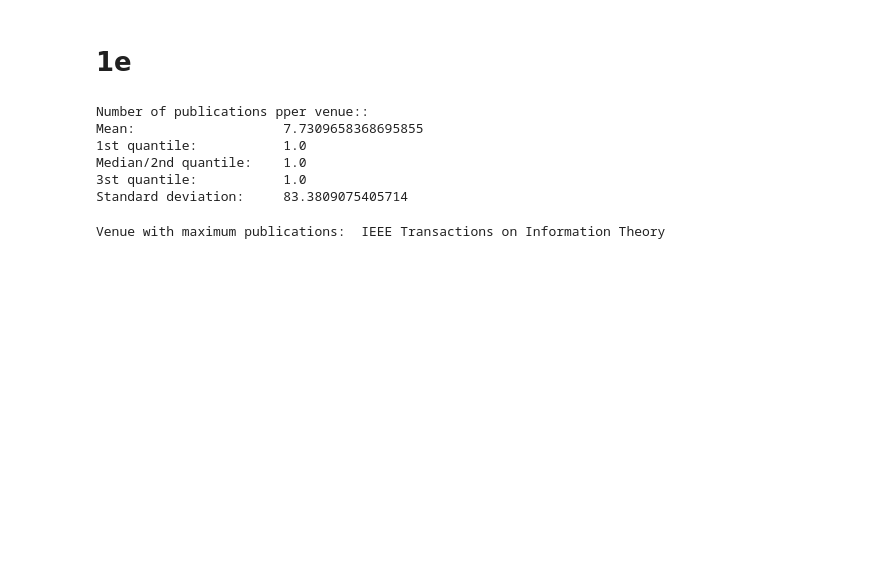
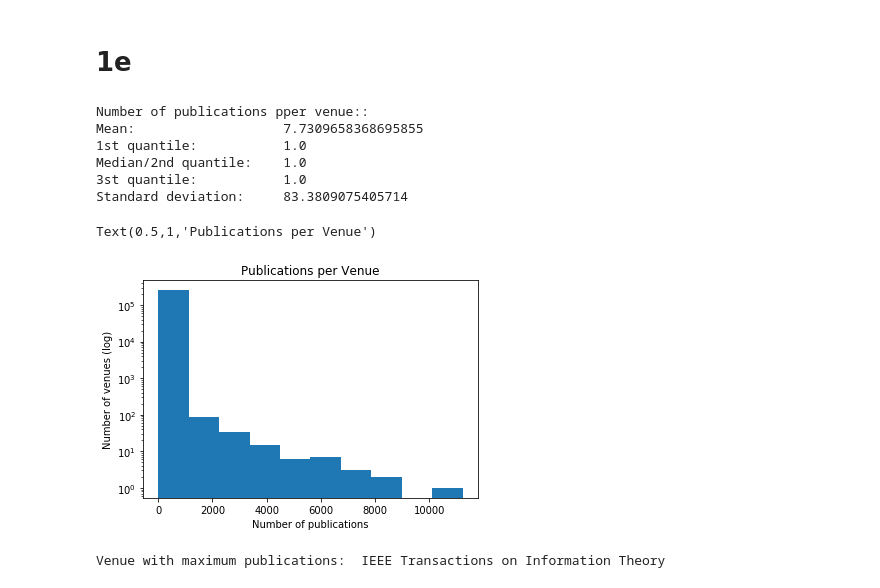
Before and after one commit to DarkestFloyd/CS6220, a Jupyter notebook: notebooks/Aminer.ipynb, the cells around one changed output. Cells and saved outputs as stored; diff of their text form; code cells hidden in the pictures; blank space fills up the shorter version.

```diff
--- a/notebooks/Aminer.ipynb
+++ b/notebooks/Aminer.ipynb
@@ -141,6 +159,15 @@ Mean:                   7.7309658368695855
 Median/2nd quantile:    1.0
 3st quantile:           1.0
 Standard deviation:     83.3809075405714
+# %%
+plt.hist(publication_counts)
+plt.yscale('log', nonposy='clip')
+plt.xlabel('Number of publications')
+plt.ylabel('Number of venues (log)')
+plt.title('Publications per Venue')
+# %% [output]
+Text(0.5,1,'Publications per Venue')
+[figure, added]
 # %%
 print("Venue with maximum publications: ", publication_counts.idxmax())
 # %% [output]
```
Also changed, not shown: parts of 51 cells of this notebook.
